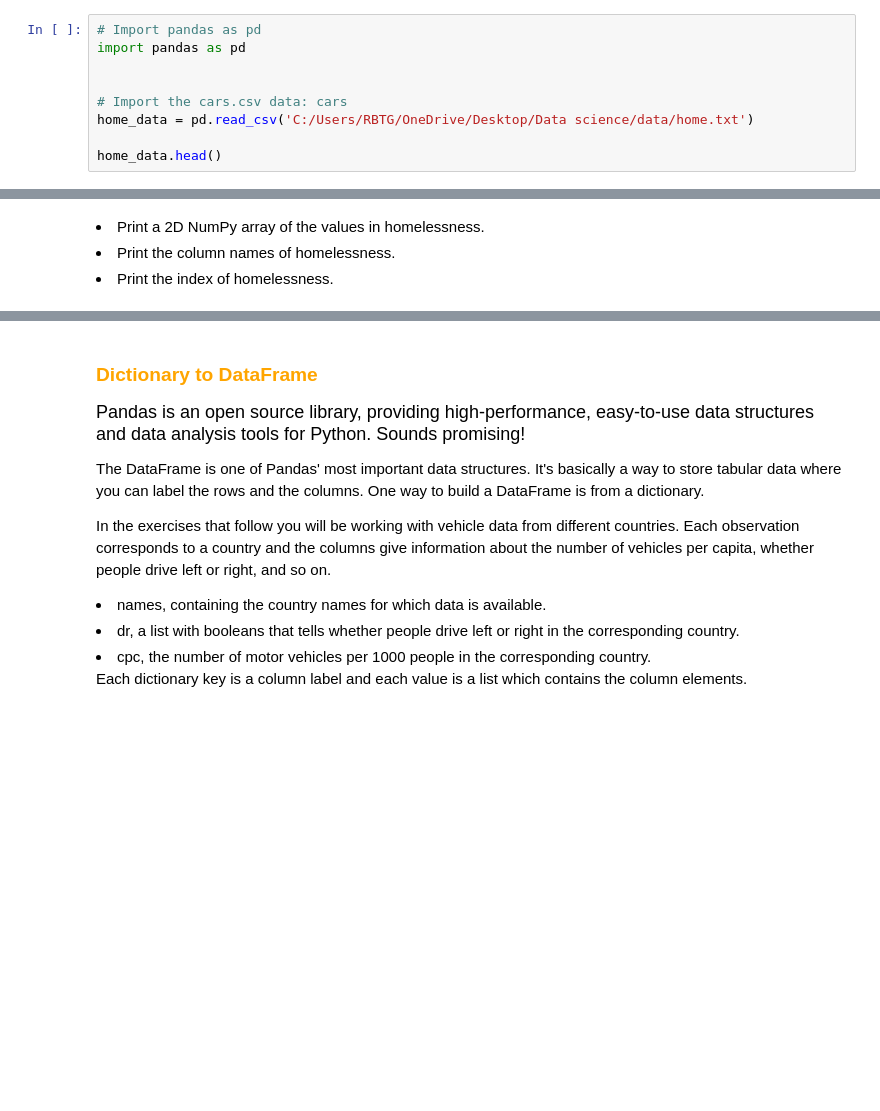
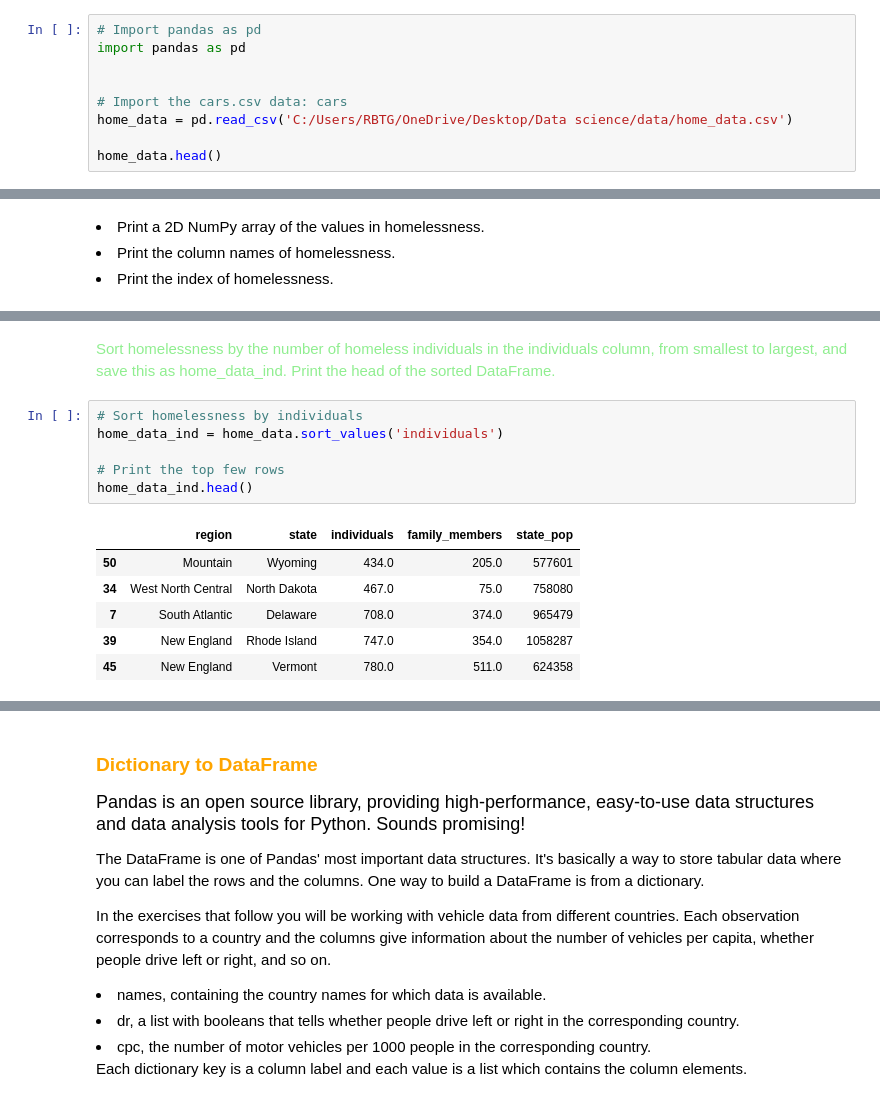
Before and after one commit to Navidullah/Data-Science, a Jupyter notebook: pandas.ipynb, the cells around one changed output, grey strips where cells are left out. Saved outputs shown, nothing was run; the diff lists cells and outputs as text; blank space fills up the shorter version.

```diff
--- a/pandas.ipynb
+++ b/pandas.ipynb
@@ -16,7 +16,7 @@ import pandas as pd
 
 
 # Import the cars.csv data: cars
-home_data = pd.read_csv('C:/Users/RBTG/OneDrive/Desktop/Data science/data/home.txt')
+home_data = pd.read_csv('C:/Users/RBTG/OneDrive/Desktop/Data science/data/home_data.csv')
 
 home_data.head()
 # %% [output]
@@ -98,0 +105,16 @@ RangeIndex(start=0, stop=51, step=1)
+# %% [markdown]
+<span style="color:lightgreen;">Sort homelessness by the number of homeless individuals in the individuals column, from smallest to largest, and save this as home_data_ind.
+Print the head of the sorted DataFrame.</span>
+# %%
+# Sort homelessness by individuals
+home_data_ind = home_data.sort_values('individuals')
+
+# Print the top few rows
+home_data_ind.head()
+# %% [output]
+|  | region | state | individuals | family_members | state_pop |
+| 50 | Mountain | Wyoming | 434.0 | 205.0 | 577601 |
+| 34 | West North Central | North Dakota | 467.0 | 75.0 | 758080 |
+| 7 | South Atlantic | Delaware | 708.0 | 374.0 | 965479 |
+| 39 | New England | Rhode Island | 747.0 | 354.0 | 1058287 |
+| 45 | New England | Vermont | 780.0 | 511.0 | 624358 |
```
Also changed, not shown: parts of 21 cells of this notebook, 2 other files.
